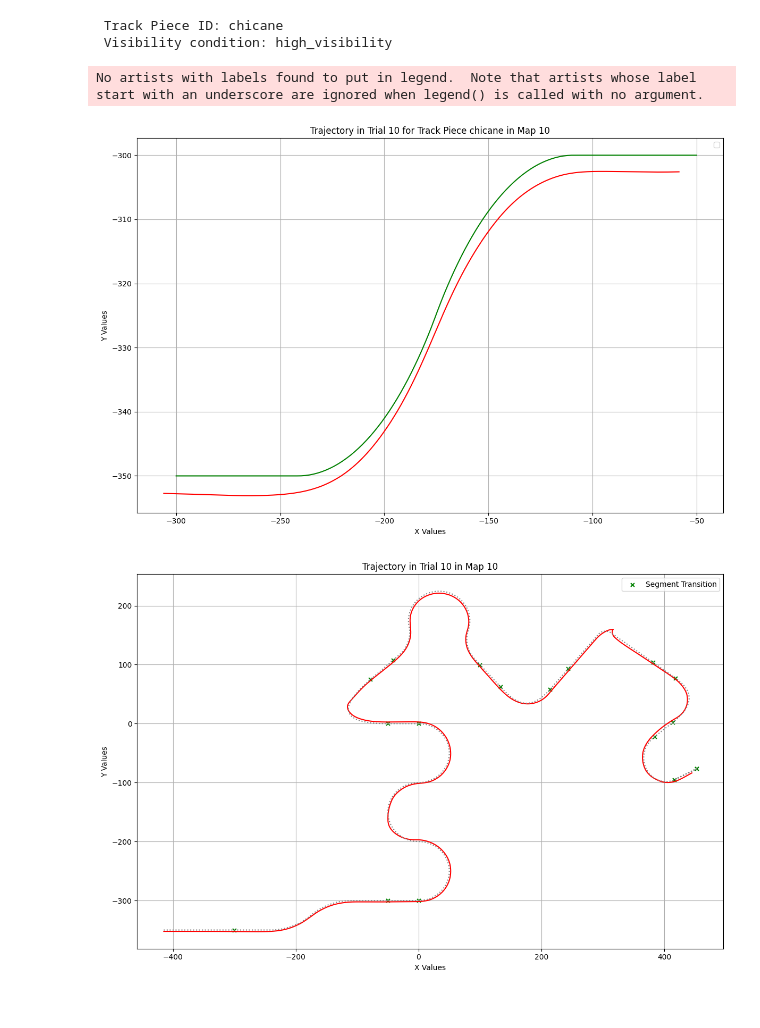
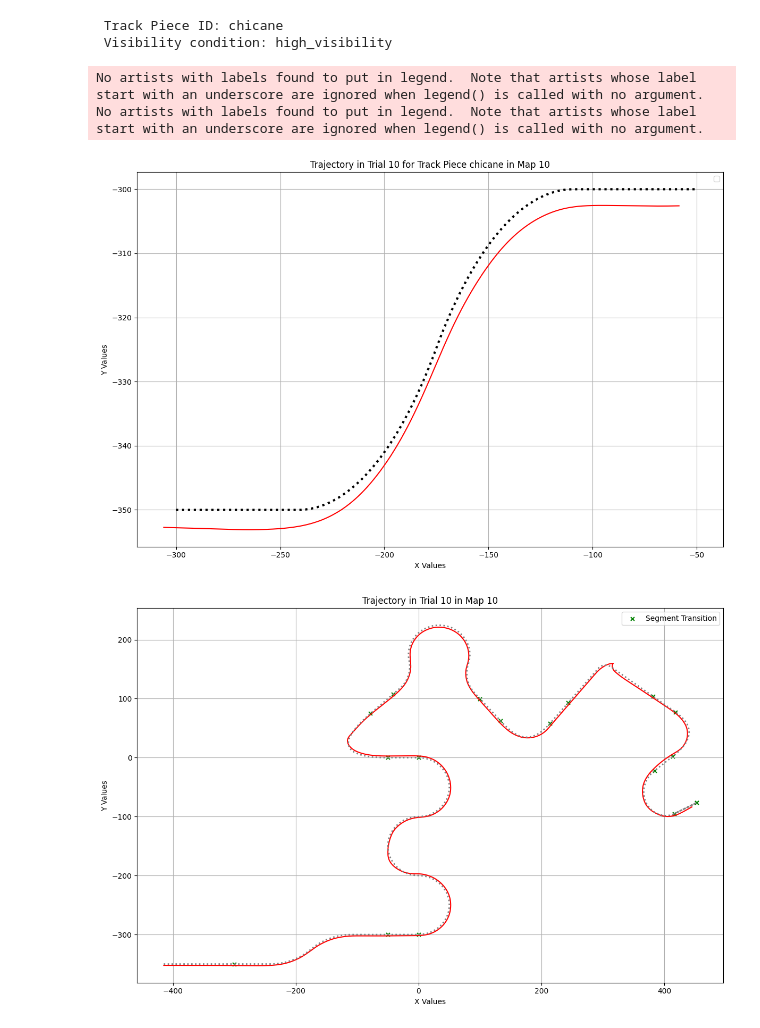
Before and after one commit to GraceRoessling/driving_exp_1_analyses, a Jupyter notebook: experiment_analyses/jupyter_notebooks/Get_subject_data.ipynb, the cells around one changed output. Drawn from its saved outputs; the diff is of its cells as text; code cells hidden in the pictures.

```diff
--- a/experiment_analyses/jupyter_notebooks/Get_subject_data.ipynb
+++ b/experiment_analyses/jupyter_notebooks/Get_subject_data.ipynb
@@ -81,24 +81,26 @@ track_piece_trajectory = track_piece_object.trajectory_df
 # %%
 import matplotlib.pyplot as plt
 
 # Plot a trajectory for a single piece relative to its centerline (for Trials 1-10)
 
 plt.figure(figsize=(12, 8))
 #plt.plot(track_camera_position_df['pos_x'], track_camera_position_df['pos_z'], color='r') # Plot trajectory
 plt.plot(track_piece_trajectory['pos_x'], track_piece_trajectory['pos_z'], color='r') # Plot trajectory
-plt.plot(track_piece_center_x, track_piece_center_y, color='g') # Plot centerline
+plt.plot(track_piece_center_x, track_piece_center_y, color='black',linestyle='dotted', lw=3) # Plot centerline
+
 
 # Plotting labels
 plt.title(f'Trajectory in Trial {trial_number + 1} for Track Piece {track_piece_object.id} in Map {trial_map_number}')
 plt.xlabel('X Values')
 plt.ylabel('Y Values')
-plt.legend()
 plt.grid(True)
 plt.tight_layout()
+plt.legend()
 plt.show()
 # %% [output]
 No artists with labels found to put in legend.  Note that artists whose label start with an underscore are ignored when legend() is called with no argument.
+No artists with labels found to put in legend.  Note that artists whose label start with an underscore are ignored when legend() is called with no argument.
-[figure, old version]
+[figure, new version]
 # %%
 import matplotlib.pyplot as plt
 
```
Also changed, not shown: parts of 3 cells of this notebook.
